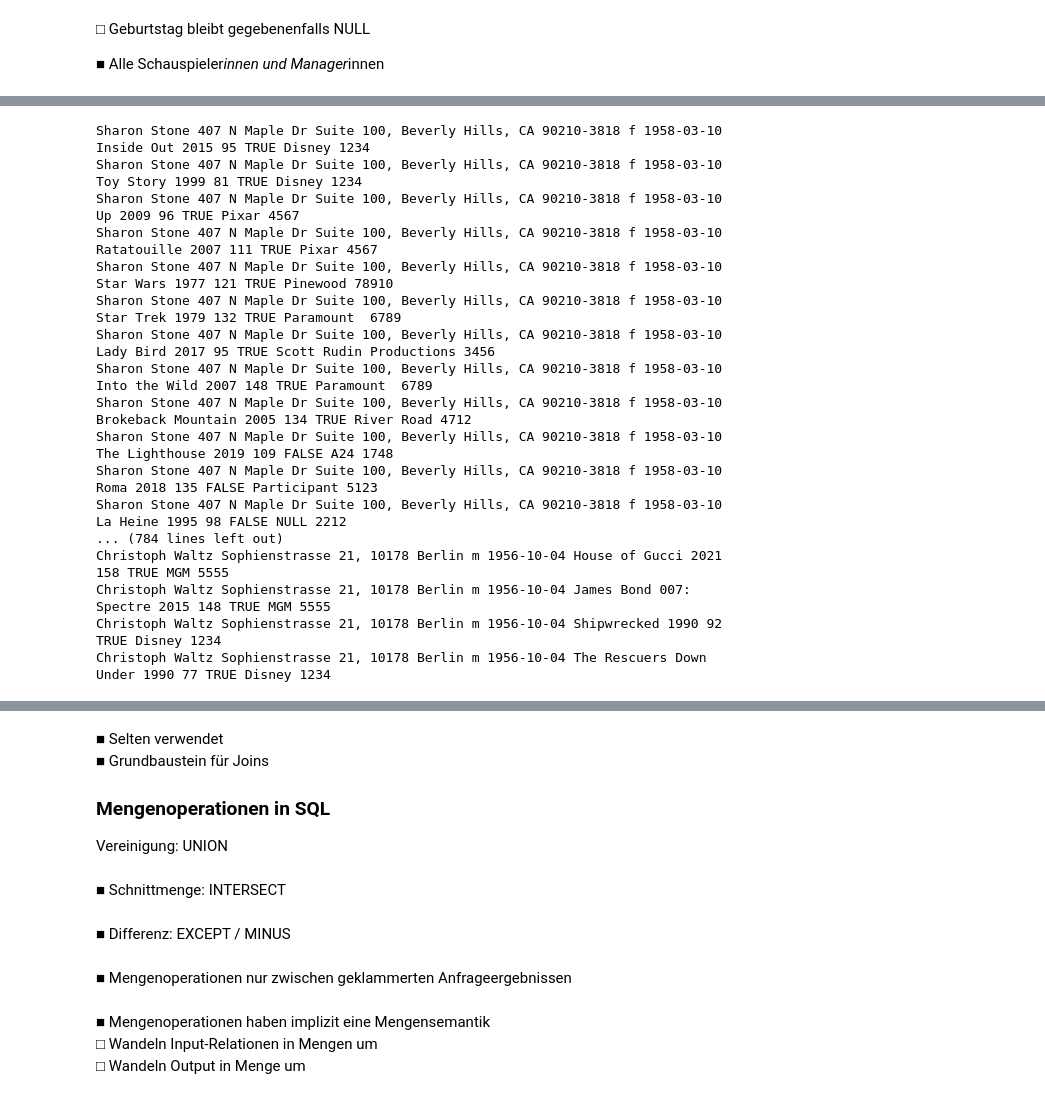
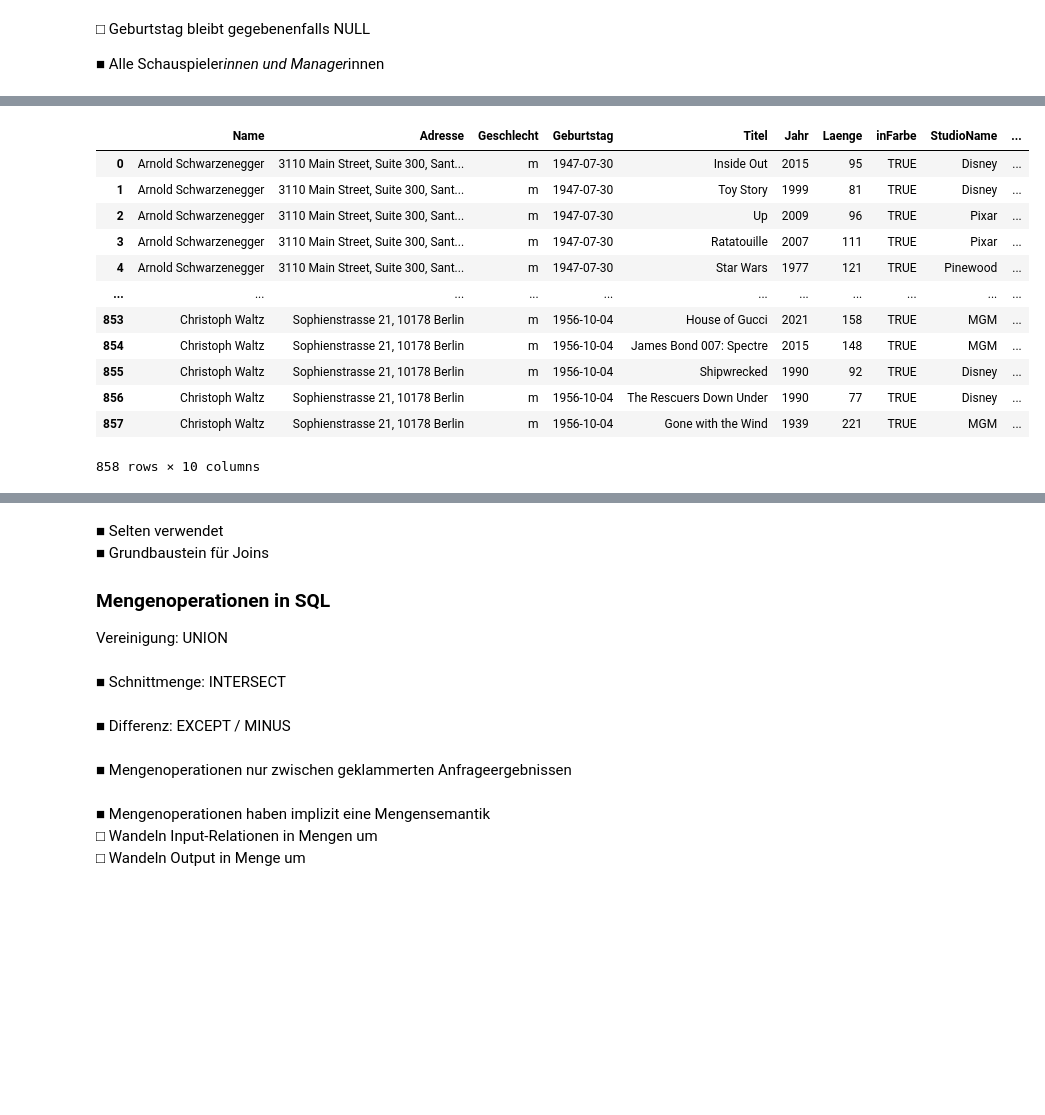
Before and after one commit to lejuliennn/GDBS_Script_Fork, a Jupyter notebook: _build/html/_sources/09/sql.ipynb, the cells around one changed output, grey strips where cells are left out. Cells and saved outputs as stored; diff of their text form; code cells hidden in the pictures; blank space fills up the shorter version.

```diff
--- a/_build/html/_sources/09/sql.ipynb
+++ b/_build/html/_sources/09/sql.ipynb
@@ -1382,35 +1259,25 @@ William Shatner 5555 Melrose Avenue, Dreier 211, Hollywood, CA 90038 1931-03-22
 # %%
 #SELECT *
 #FROM SchauspielerIn CROSS JOIN Film
 
 __SQL__ = "SELECT * FROM SchauspielerIn CROSS JOIN Film"
 conn = sqlite3.connect("filme/filme.db")
-cur = conn.cursor()
-cur.execute(__SQL__)
-rows = cur.fetchall()
-
-for row in rows:
-    for col in row:
-        print(col,end=' ')
-    print()
+df = pd.read_sql_query(__SQL__, conn)
+df
 # %% [output]
+|  | Name | Adresse | Geschlecht | Geburtstag | Titel | Jahr | Laenge | inFarbe | StudioName | ... |
+| 0 | Arnold Schwarzenegger | 3110 Main Street, Suite 300, Sant... | m | 1947-07-30 | Inside Out | 2015 | 95 | TRUE | Disney | ... |
+| 1 | Arnold Schwarzenegger | 3110 Main Street, Suite 300, Sant... | m | 1947-07-30 | Toy Story | 1999 | 81 | TRUE | Disney | ... |
+| 2 | Arnold Schwarzenegger | 3110 Main Street, Suite 300, Sant... | m | 1947-07-30 | Up | 2009 | 96 | TRUE | Pixar | ... |
+| 3 | Arnold Schwarzenegger | 3110 Main Street, Suite 300, Sant... | m | 1947-07-30 | Ratatouille | 2007 | 111 | TRUE | Pixar | ... |
+| 4 | Arnold Schwarzenegger | 3110 Main Street, Suite 300, Sant... | m | 1947-07-30 | Star Wars | 1977 | 121 | TRUE | Pinewood | ... |
+| ... | ... | ... | ... | ... | ... | ... | ... | ... | ... | ... |
+| 853 | Christoph Waltz | Sophienstrasse 21, 10178 Berlin | m | 1956-10-04 | House of Gucci | 2021 | 158 | TRUE | MGM | ... |
+| 854 | Christoph Waltz | Sophienstrasse 21, 10178 Berlin | m | 1956-10-04 | James Bond 007: Spectre | 2015 | 148 | TRUE | MGM | ... |
+| 855 | Christoph Waltz | Sophienstrasse 21, 10178 Berlin | m | 1956-10-04 | Shipwrecked | 1990 | 92 | TRUE | Disney | ... |
+| 856 | Christoph Waltz | Sophienstrasse 21, 10178 Berlin | m | 1956-10-04 | The Rescuers Down Under | 1990 | 77 | TRUE | Disney | ... |
+| 857 | Christoph Waltz | Sophienstrasse 21, 10178 Berlin | m | 1956-10-04 | Gone with the Wind | 1939 | 221 | TRUE | MGM | ... |
-Sharon Stone 407 N Maple Dr Suite 100, Beverly Hills, CA 90210-3818 f 1958-03-10 Inside Out 2015 95 TRUE Disney 1234
-Sharon Stone 407 N Maple Dr Suite 100, Beverly Hills, CA 90210-3818 f 1958-03-10 Toy Story 1999 81 TRUE Disney 1234
-Sharon Stone 407 N Maple Dr Suite 100, Beverly Hills, CA 90210-3818 f 1958-03-10 Up 2009 96 TRUE Pixar 4567
-Sharon Stone 407 N Maple Dr Suite 100, Beverly Hills, CA 90210-3818 f 1958-03-10 Ratatouille 2007 111 TRUE Pixar 4567
-Sharon Stone 407 N Maple Dr Suite 100, Beverly Hills, CA 90210-3818 f 1958-03-10 Star Wars 1977 121 TRUE Pinewood 78910
-Sharon Stone 407 N Maple Dr Suite 100, Beverly Hills, CA 90210-3818 f 1958-03-10 Star Trek 1979 132 TRUE Paramount  6789
-Sharon Stone 407 N Maple Dr Suite 100, Beverly Hills, CA 90210-3818 f 1958-03-10 Lady Bird 2017 95 TRUE Scott Rudin Productions 3456
-Sharon Stone 407 N Maple Dr Suite 100, Beverly Hills, CA 90210-3818 f 1958-03-10 Into the Wild 2007 148 TRUE Paramount  6789
-Sharon Stone 407 N Maple Dr Suite 100, Beverly Hills, CA 90210-3818 f 1958-03-10 Brokeback Mountain 2005 134 TRUE River Road 4712
-Sharon Stone 407 N Maple Dr Suite 100, Beverly Hills, CA 90210-3818 f 1958-03-10 The Lighthouse 2019 109 FALSE A24 1748
-Sharon Stone 407 N Maple Dr Suite 100, Beverly Hills, CA 90210-3818 f 1958-03-10 Roma 2018 135 FALSE Participant 5123
-Sharon Stone 407 N Maple Dr Suite 100, Beverly Hills, CA 90210-3818 f 1958-03-10 La Heine 1995 98 FALSE NULL 2212
-... (784 lines left out)
-Christoph Waltz Sophienstrasse 21, 10178 Berlin m 1956-10-04 House of Gucci 2021 158 TRUE MGM 5555
-Christoph Waltz Sophienstrasse 21, 10178 Berlin m 1956-10-04 James Bond 007: Spectre 2015 148 TRUE MGM 5555
-Christoph Waltz Sophienstrasse 21, 10178 Berlin m 1956-10-04 Shipwrecked 1990 92 TRUE Disney 1234
-Christoph Waltz Sophienstrasse 21, 10178 Berlin m 1956-10-04 The Rescuers Down Under 1990 77 TRUE Disney 1234
+858 rows × 10 columns
 # %%
 #SELECT *
 #FROM SchauspielerIn, Film
```
Also changed, not shown: parts of 74 cells of this notebook, 7 other files.
